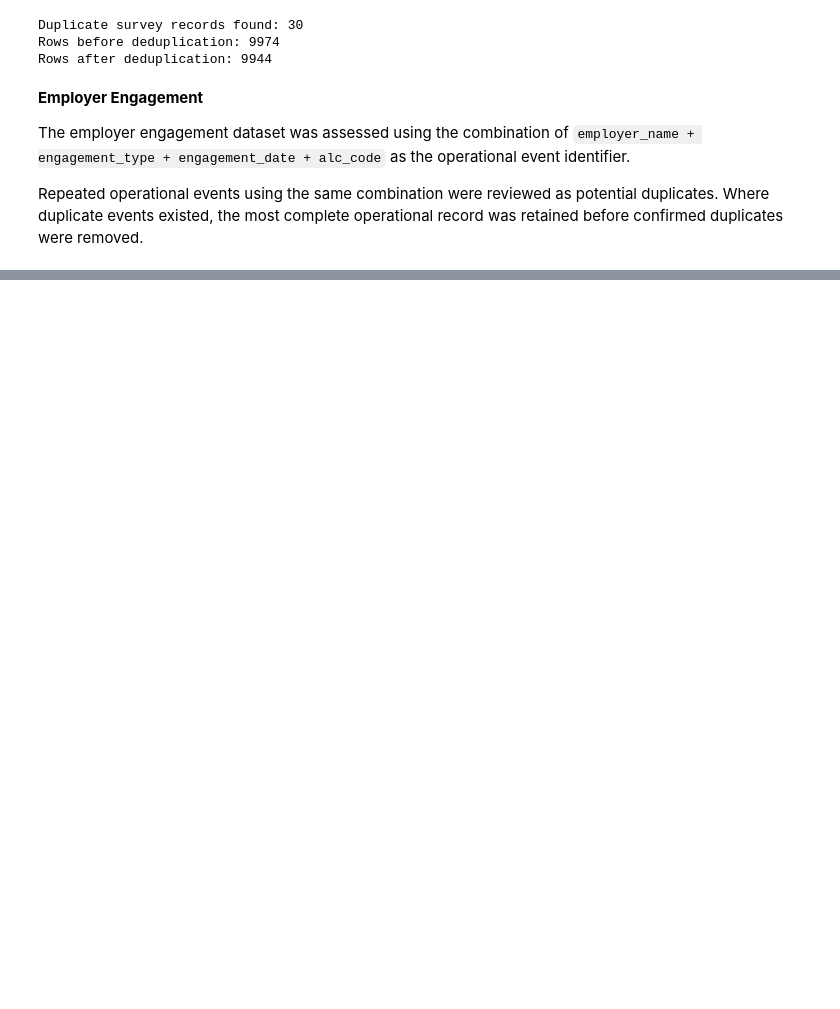
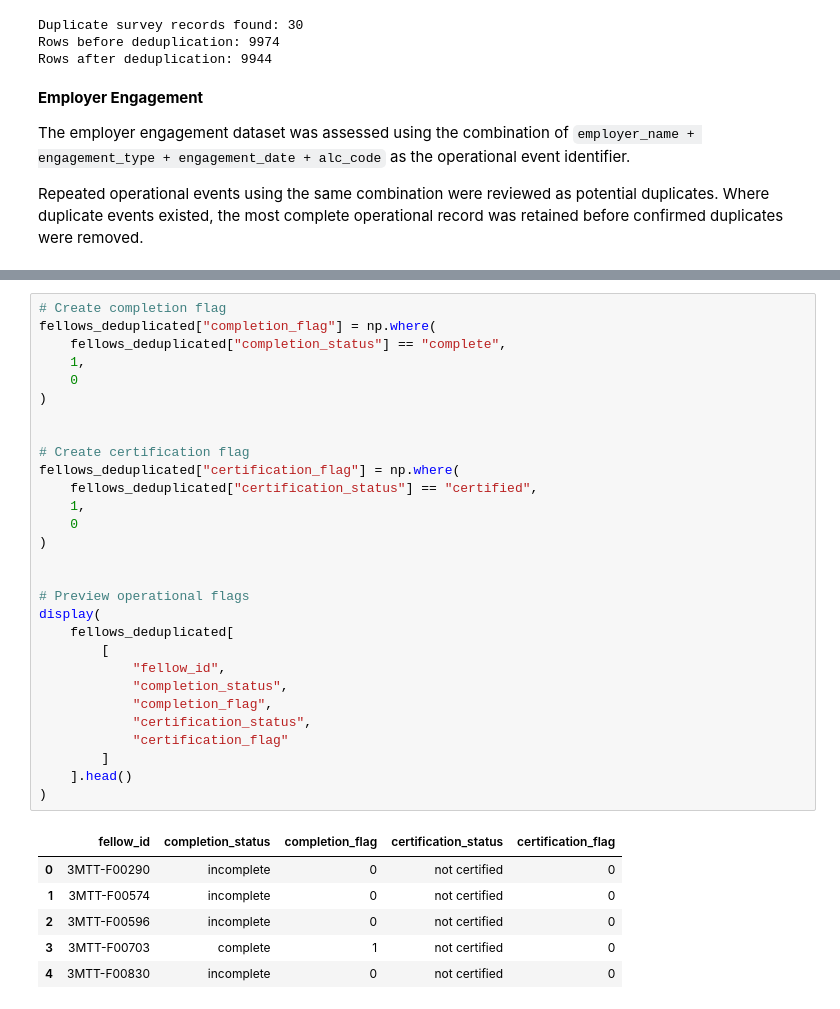
Before and after one commit to Efe-Godson/3mtt-stage2-analysis, a Jupyter notebook: notebooks/deliverable_2_analysis_notebook.ipynb, the cells around one changed output, grey strips where cells are left out. Drawn from its saved outputs; the diff is of its cells as text; blank space fills up the shorter version.

```diff
--- a/notebooks/deliverable_2_analysis_notebook.ipynb
+++ b/notebooks/deliverable_2_analysis_notebook.ipynb
@@ -1590,0 +1979,36 @@ Repeated operational events using the same combination were reviewed as potentia
+# %%
+# Create completion flag
+fellows_deduplicated["completion_flag"] = np.where(
+    fellows_deduplicated["completion_status"] == "complete",
+    1,
+    0
+)
+
+
+# Create certification flag
+fellows_deduplicated["certification_flag"] = np.where(
+    fellows_deduplicated["certification_status"] == "certified",
+    1,
+    0
+)
+
+
+# Preview operational flags
+display(
+    fellows_deduplicated[
+        [
+            "fellow_id",
+            "completion_status",
+            "completion_flag",
+            "certification_status",
+            "certification_flag"
+        ]
+    ].head()
+)
+# %% [output]
+|  | fellow_id | completion_status | completion_flag | certification_status | certification_flag |
+| 0 | 3MTT-F00290 | incomplete | 0 | not certified | 0 |
+| 1 | 3MTT-F00574 | incomplete | 0 | not certified | 0 |
+| 2 | 3MTT-F00596 | incomplete | 0 | not certified | 0 |
+| 3 | 3MTT-F00703 | complete | 1 | not certified | 0 |
+| 4 | 3MTT-F00830 | incomplete | 0 | not certified | 0 |
```
Also changed, not shown: parts of 11 cells of this notebook.
